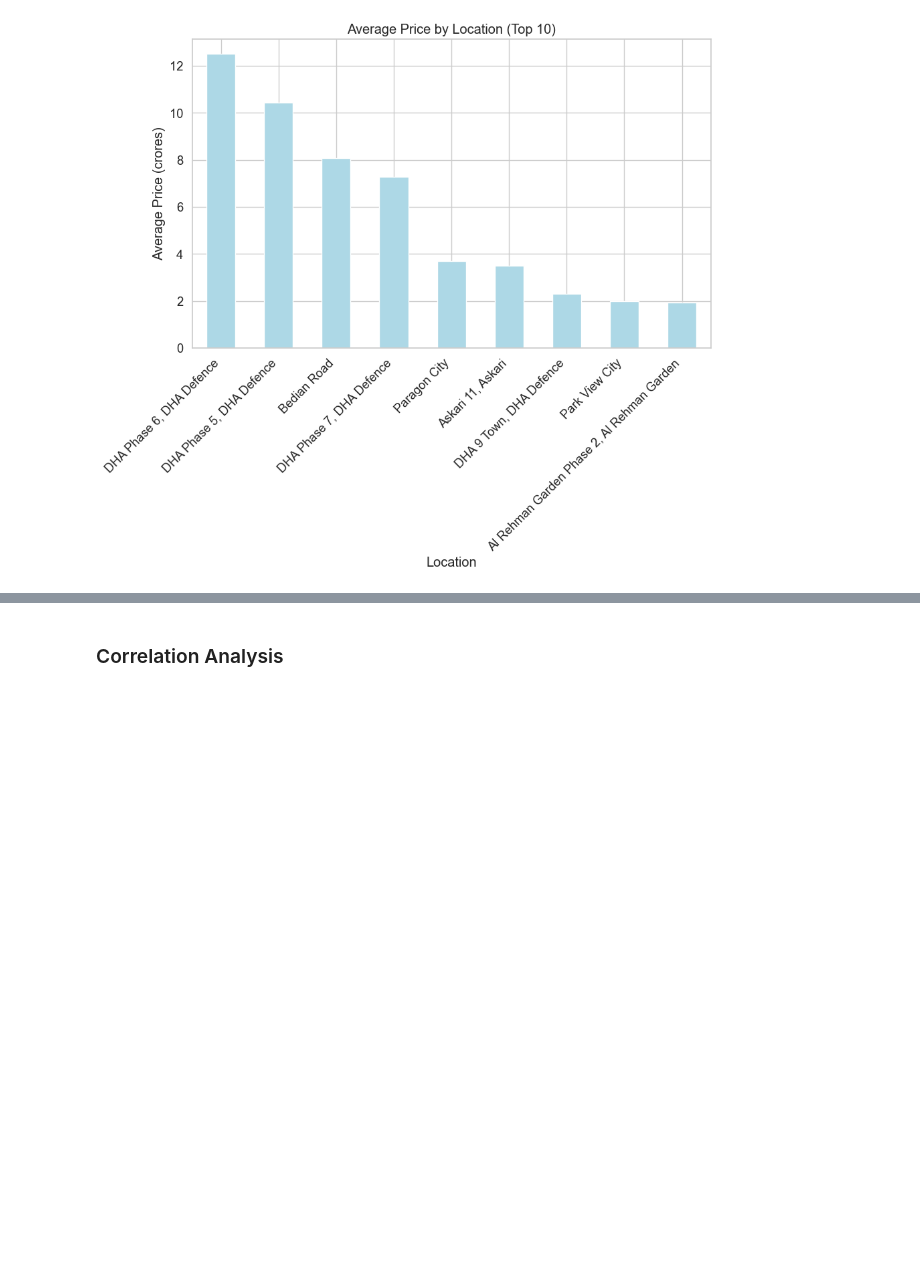
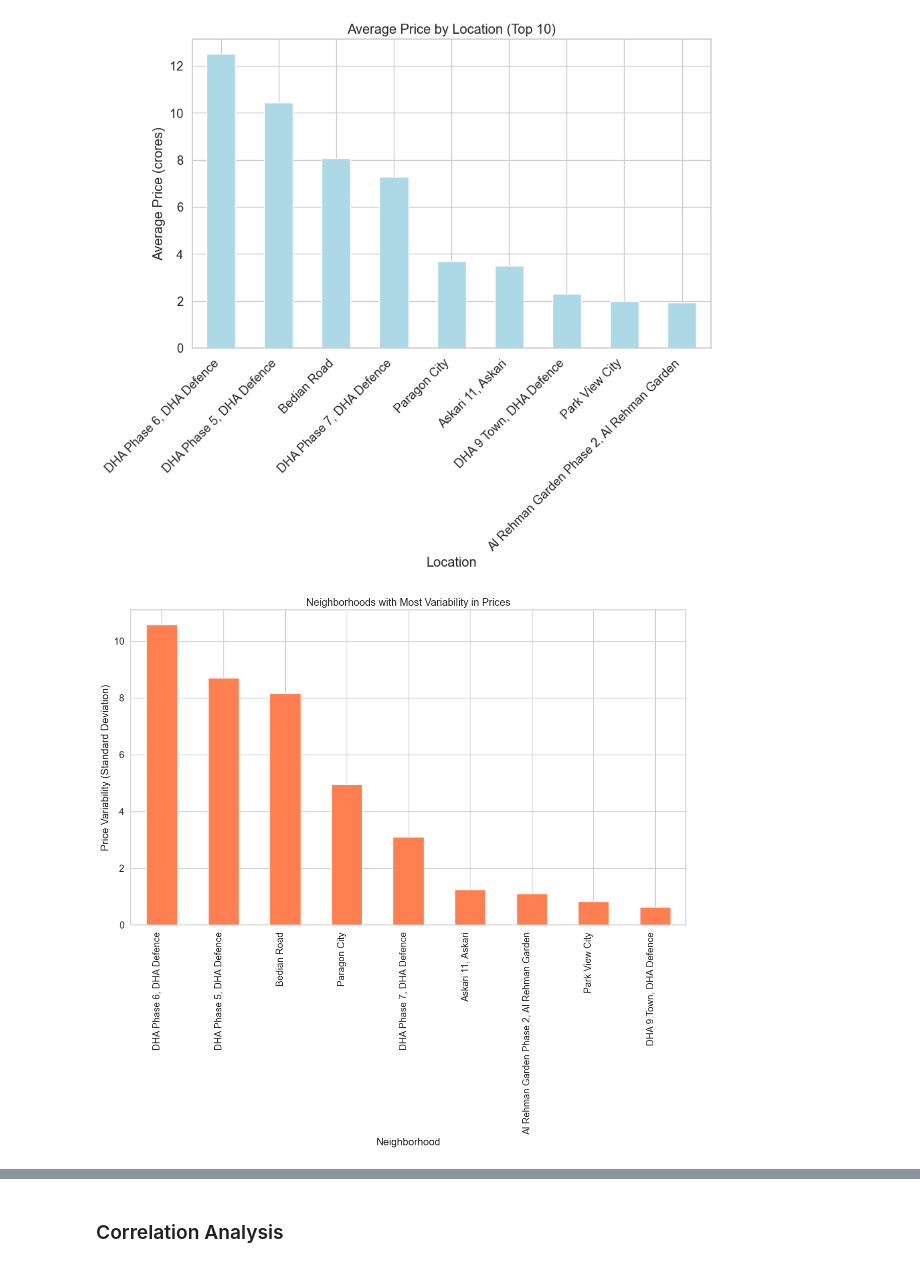
Before and after one commit to potatobox1/Data_Science_Project, a Jupyter notebook: analysis.ipynb, the cells around one changed output, grey strips where cells are left out. Saved outputs shown, nothing was run; the diff lists cells and outputs as text; code cells hidden in the pictures; blank space fills up the shorter version.

```diff
--- a/analysis.ipynb
+++ b/analysis.ipynb
@@ -319,3 +329,27 @@ plt.show()
 [figure]
 [figure]
 [figure]
+# %%
+# Calculate the frequency of each neighborhood
+location_frequency = df_cleaned["location_precise"].value_counts()
+
+# Filter neighborhoods with frequency >= 200
+valid_locations = location_frequency[location_frequency >= 100].index
+filtered_df = df_cleaned[df_cleaned["location_precise"].isin(valid_locations)]
+
+# Calculate the price variance for valid neighborhoods
+price_variance_by_location = filtered_df.groupby("location_precise")["price_in_crores"].std().sort_values(ascending=False)
+
+# Select the top 10 neighborhoods with the most variability in prices
+top_variance_locations = price_variance_by_location.head(10)
+
+# Plot the results
+plt.figure(figsize=(14, 8))
+top_variance_locations.plot(kind="bar", color="coral")
+plt.title("Neighborhoods with Most Variability in Prices")
+plt.xlabel("Neighborhood")
+plt.ylabel("Price Variability (Standard Deviation)")
+plt.xticks(rotation=90, ha="right")
+plt.show()
+# %% [output]
+[figure, added]
```
Also changed, not shown: parts of 23 cells of this notebook.
